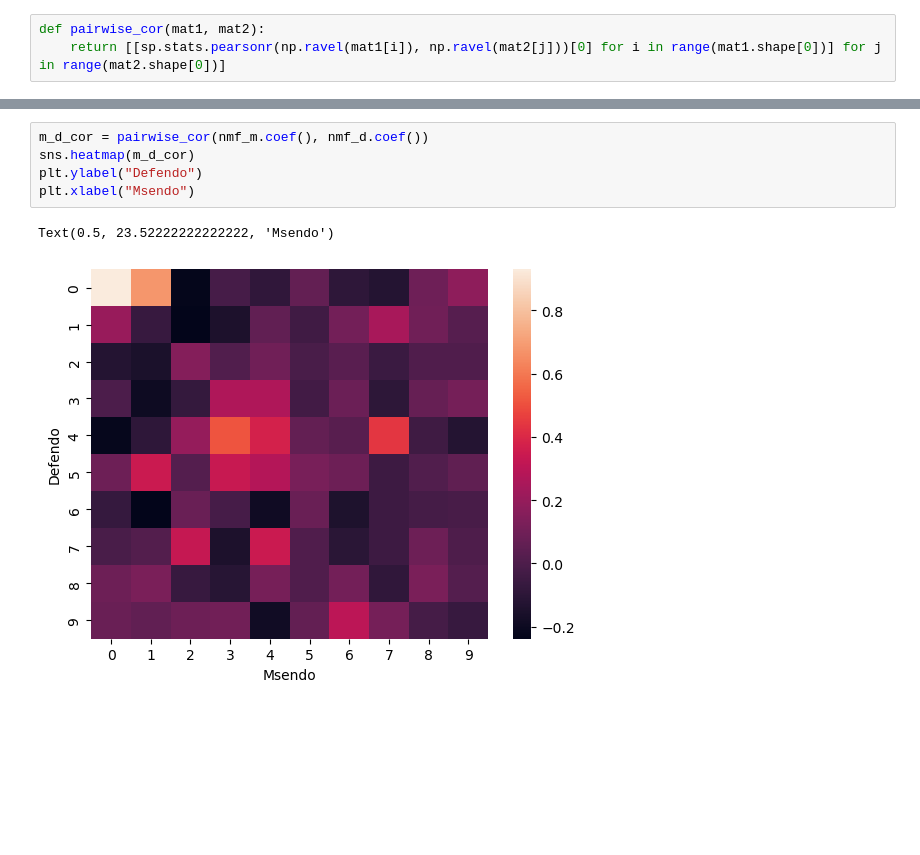
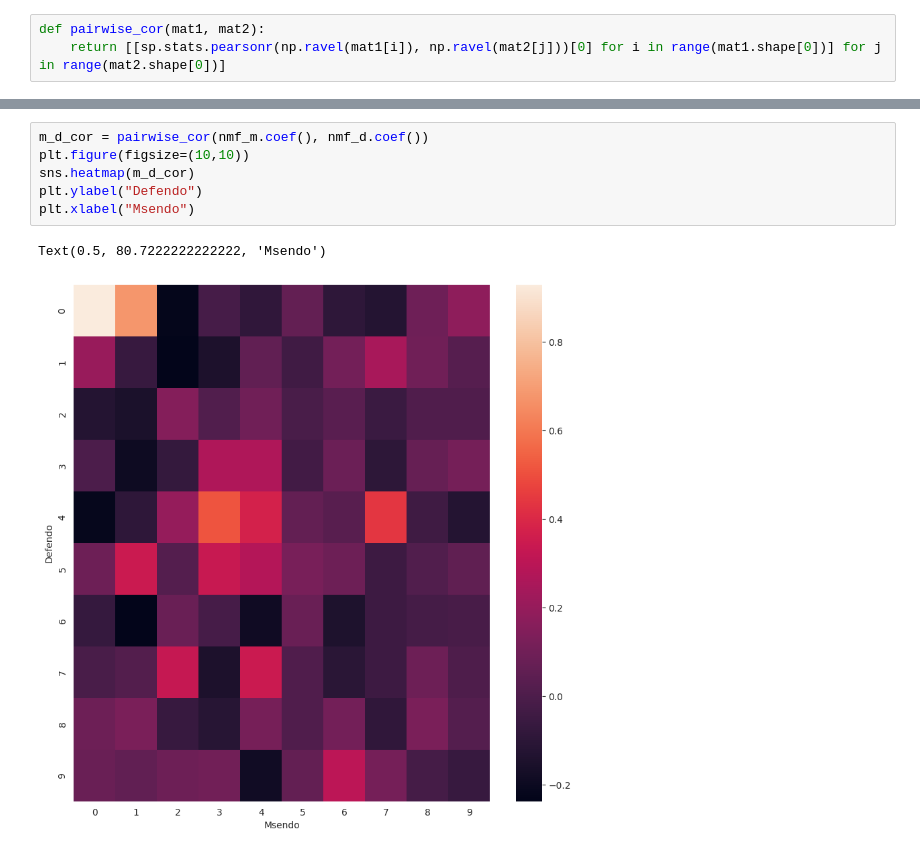
Before and after one commit to owowouwu/hmm-factor-analysis, a Jupyter notebook: analyse_nmf.ipynb, the cells around one changed output, grey strips where cells are left out. Drawn from its saved outputs; the diff is of its cells as text; blank space fills up the shorter version.

```diff
--- a/analyse_nmf.ipynb
+++ b/analyse_nmf.ipynb
@@ -74,8 +78,9 @@ Text(0.5, 23.52222222222222, 'iPS')
 # %%
 m_d_cor = pairwise_cor(nmf_m.coef(), nmf_d.coef())
+plt.figure(figsize=(10,10))
 sns.heatmap(m_d_cor)
 plt.ylabel("Defendo")
 plt.xlabel("Msendo")
 # %% [output]
-Text(0.5, 23.52222222222222, 'Msendo')
+Text(0.5, 80.7222222222222, 'Msendo')
-[figure, old version]
+[figure, new version]
```
Also changed, not shown: parts of 15 cells of this notebook, 16 other files.
